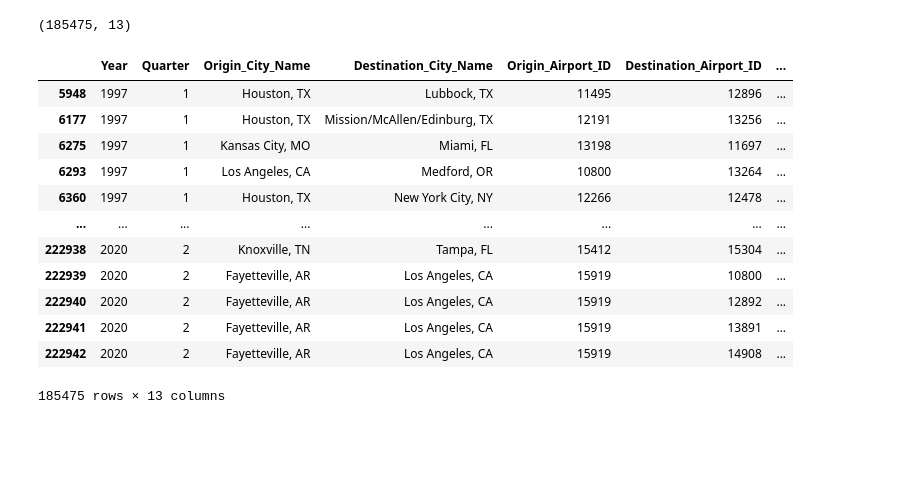
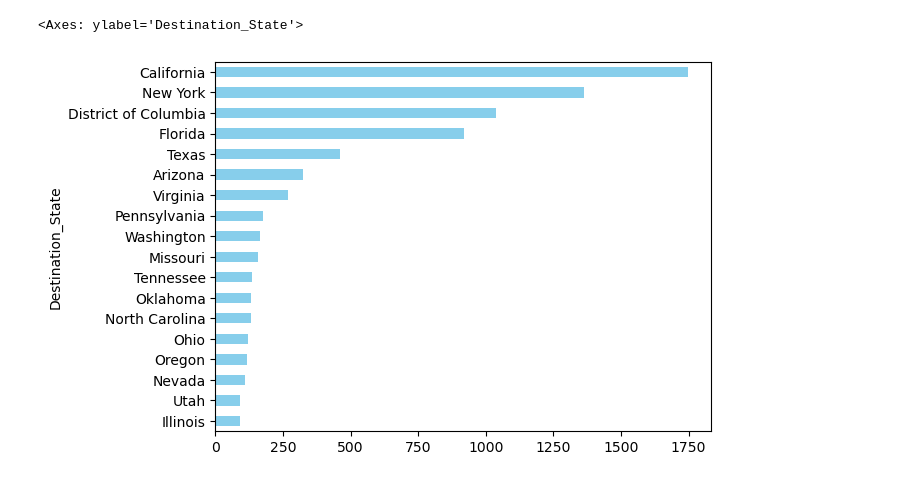
Before and after one commit to cosmopaladin/project-1, a Jupyter notebook: project1.ipynb, the cells around one changed output. Drawn from its saved outputs; the diff is of its cells as text; code cells hidden in the pictures; blank space fills up the shorter version.

```diff
--- a/project1.ipynb
+++ b/project1.ipynb
@@ -159,22 +134,18 @@ dtype: int64
-# %%
-airline_flights_cleaned = airline_flights.dropna()
-airline_flights_cleaned.shape
-# %% [output]
-(185475, 13)
-# %%
-airline_flights_cleaned
-# %% [output]
-|  | Year | Quarter | Origin_City_Name | Destination_City_Name | Origin_Airport_ID | Destination_Airport_ID | ... |
-| 5948 | 1997 | 1 | Houston, TX | Lubbock, TX | 11495 | 12896 | ... |
-| 6177 | 1997 | 1 | Houston, TX | Mission/McAllen/Edinburg, TX | 12191 | 13256 | ... |
-| 6275 | 1997 | 1 | Kansas City, MO | Miami, FL | 13198 | 11697 | ... |
-| 6293 | 1997 | 1 | Los Angeles, CA | Medford, OR | 10800 | 13264 | ... |
-| 6360 | 1997 | 1 | Houston, TX | New York City, NY | 12266 | 12478 | ... |
-| ... | ... | ... | ... | ... | ... | ... | ... |
-| 222938 | 2020 | 2 | Knoxville, TN | Tampa, FL | 15412 | 15304 | ... |
-| 222939 | 2020 | 2 | Fayetteville, AR | Los Angeles, CA | 15919 | 10800 | ... |
-| 222940 | 2020 | 2 | Fayetteville, AR | Los Angeles, CA | 15919 | 12892 | ... |
-| 222941 | 2020 | 2 | Fayetteville, AR | Los Angeles, CA | 15919 | 13891 | ... |
-| 222942 | 2020 | 2 | Fayetteville, AR | Los Angeles, CA | 15919 | 14908 | ... |
-185475 rows × 13 columns
+# %%
+flights_2015 = airline_flights[airline_flights['Year'] == 2015]
+
+destination_counts_2015 = flights_2015['Destination_State'].value_counts()
+destination_counts_filtered_2015 = destination_counts_2015[destination_counts_2015 > 80].sort_values(ascending=True)
+
+destination_counts_filtered.plot(kind='barh', color='skyblue')
+
+# plt.xlabel('Number of Flights')
+# plt.ylabel('Destination State')
+# plt.title('Number of Flights to Each State in 2018 (Min 80)')
+# plt.grid(True, alpha= 0.4)
+
+# plt.show()
+# %% [output]
+<Axes: ylabel='Destination_State'>
+[figure, added]
 # %%
```
Also changed, not shown: parts of 29 cells of this notebook.
